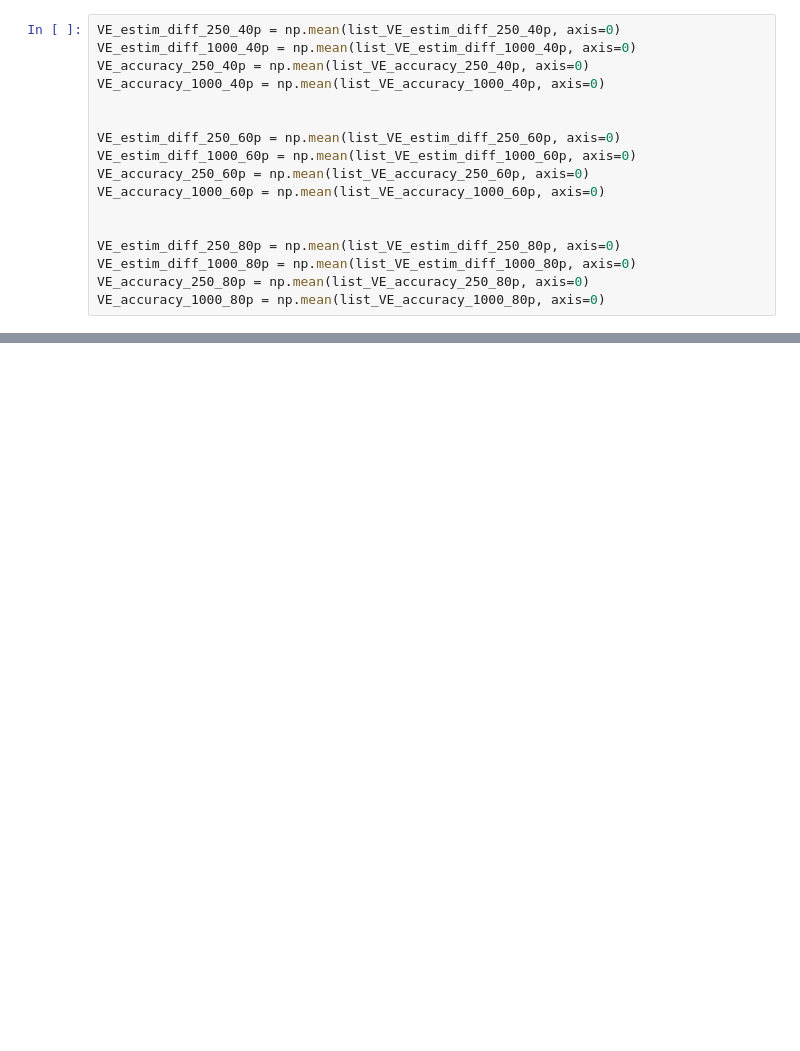
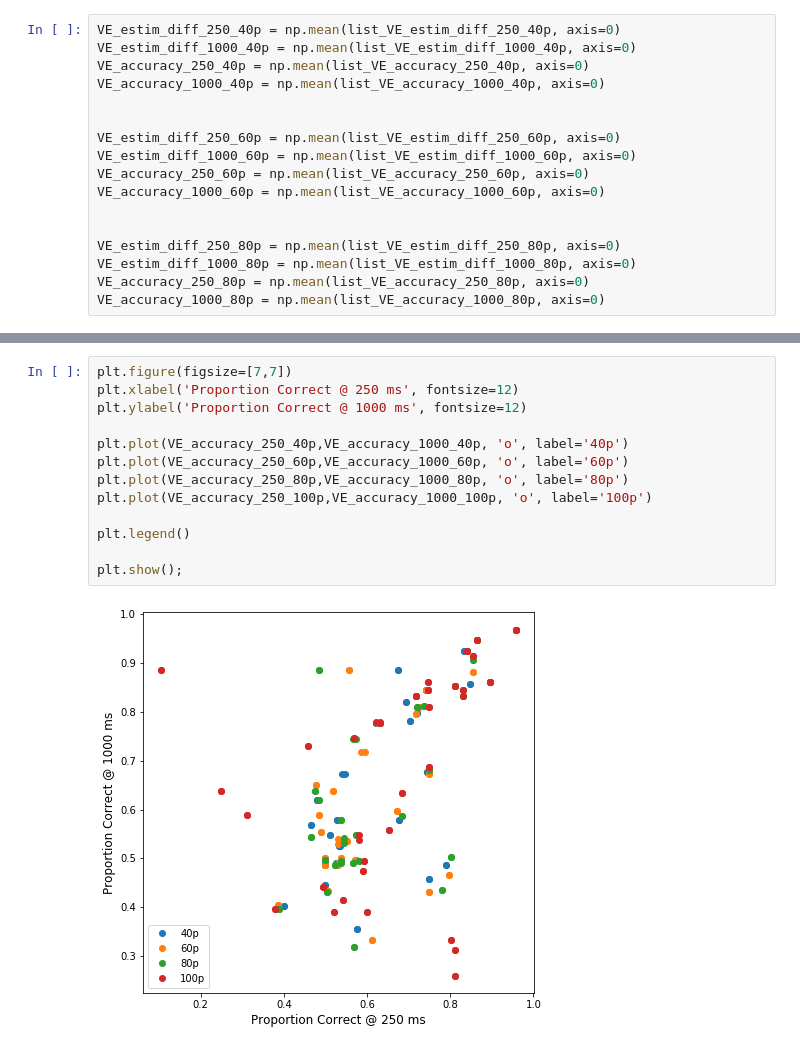
Before and after one commit to prachimahab/depth_discrimination, a Jupyter notebook: power_analysis.ipynb, the cells around one changed output, grey strips where cells are left out. Drawn from its saved outputs; the diff is of its cells as text; blank space fills up the shorter version.

```diff
--- a/power_analysis.ipynb
+++ b/power_analysis.ipynb
@@ -647,0 +574,15 @@ r_250_40p, r_1000_40p, r_250_60p, r_1000_60p, r_250_80p, r_1000_80p, r_250_100p,
+# %%
+plt.figure(figsize=[7,7])
+plt.xlabel('Proportion Correct @ 250 ms', fontsize=12)
+plt.ylabel('Proportion Correct @ 1000 ms', fontsize=12)
+
+plt.plot(VE_accuracy_250_40p,VE_accuracy_1000_40p, 'o', label='40p')
+plt.plot(VE_accuracy_250_60p,VE_accuracy_1000_60p, 'o', label='60p')
+plt.plot(VE_accuracy_250_80p,VE_accuracy_1000_80p, 'o', label='80p')
+plt.plot(VE_accuracy_250_100p,VE_accuracy_1000_100p, 'o', label='100p')
+
+plt.legend()
+
+plt.show();
+# %% [output]
+[figure, added]
```
Also changed, not shown: parts of 19 cells of this notebook, 1 other file.
